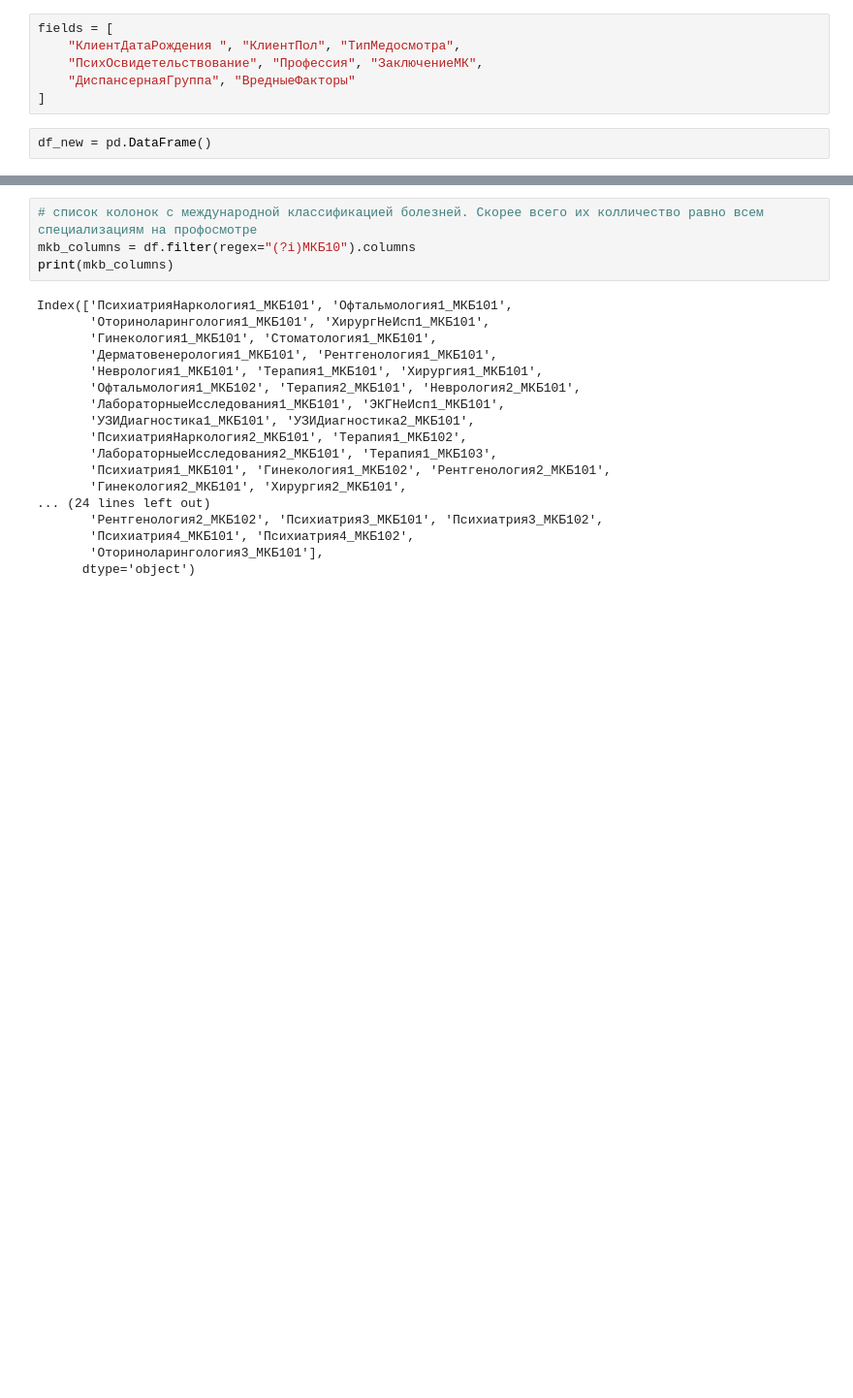
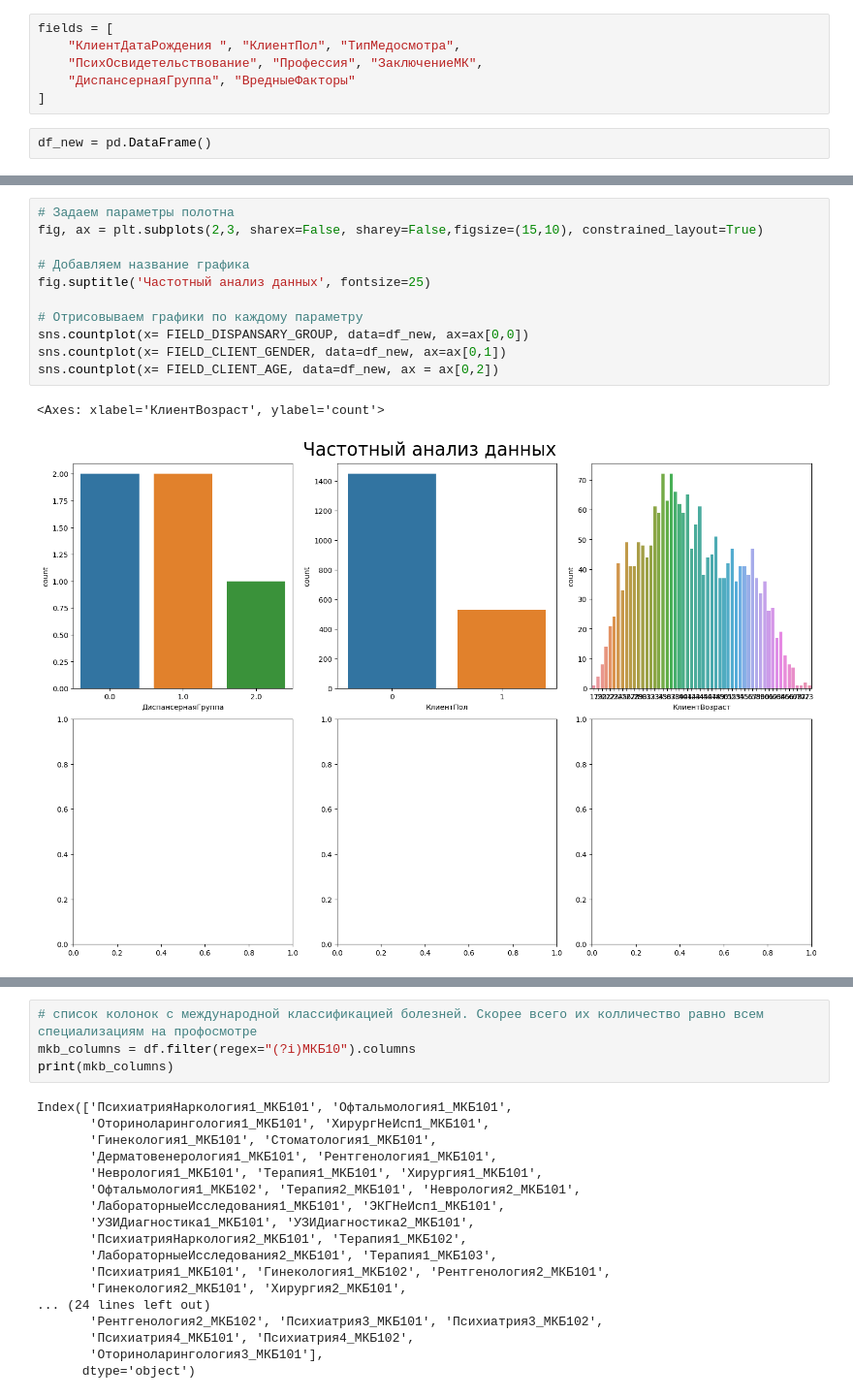
Before and after one commit to ardun12/InspectrumClinic_RecSys, a Jupyter notebook: Paul Himyak/profpatolog.ipynb, the cells around one changed output, grey strips where cells are left out. Shown at 97% size. Cells and saved outputs as stored; diff of their text form; blank space fills up the shorter version.

```diff
--- a/Paul Himyak/profpatolog.ipynb
+++ b/Paul Himyak/profpatolog.ipynb
@@ -181,0 +192,14 @@ df.shape
+# %%
+# Задаем параметры полотна
+fig, ax = plt.subplots(2,3, sharex=False, sharey=False,figsize=(15,10), constrained_layout=True)
+
+# Добавляем название графика
+fig.suptitle('Частотный анализ данных', fontsize=25)
+
+# Отрисовываем графики по каждому параметру
+sns.countplot(x= FIELD_DISPANSARY_GROUP, data=df_new, ax=ax[0,0])
+sns.countplot(x= FIELD_CLIENT_GENDER, data=df_new, ax=ax[0,1])
+sns.countplot(x= FIELD_CLIENT_AGE, data=df_new, ax = ax[0,2])
+# %% [output]
+<Axes: xlabel='КлиентВозраст', ylabel='count'>
+[figure, added]
```
Also changed, not shown: parts of 47 cells of this notebook.
